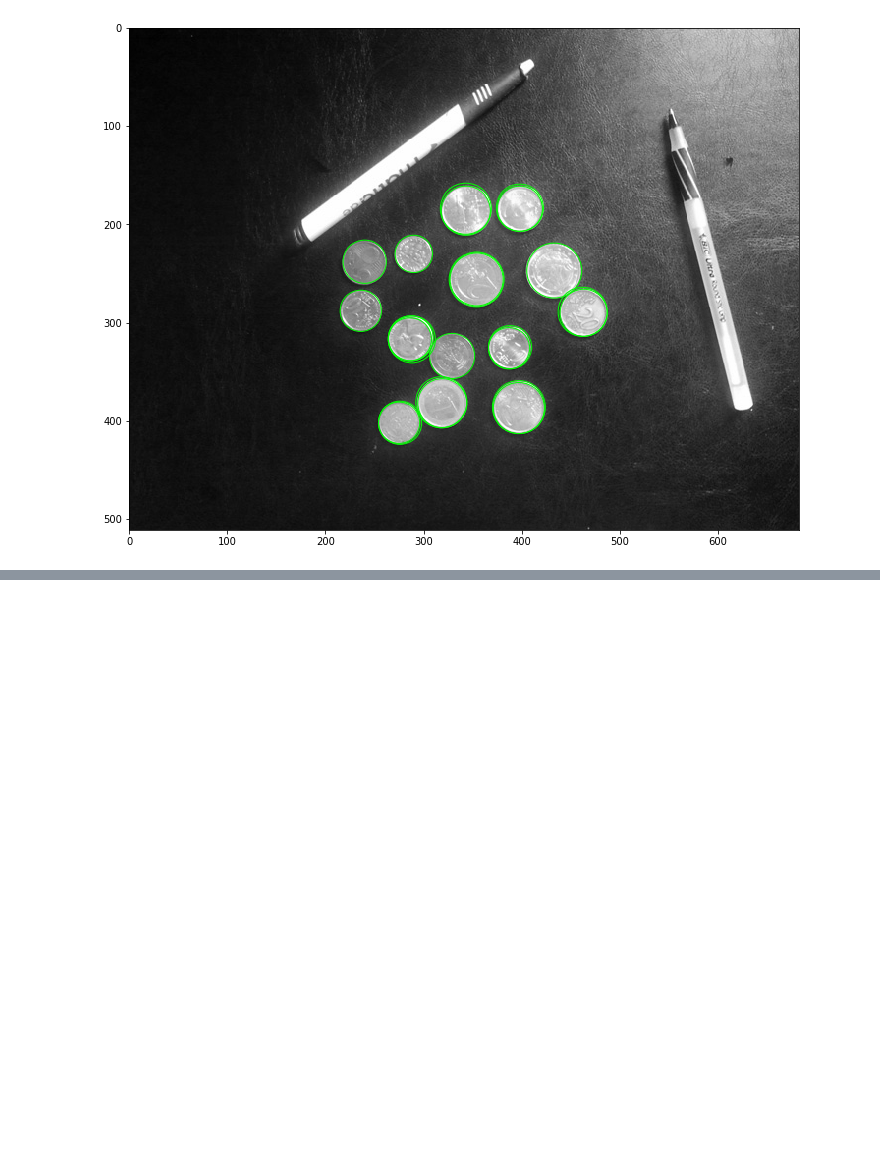
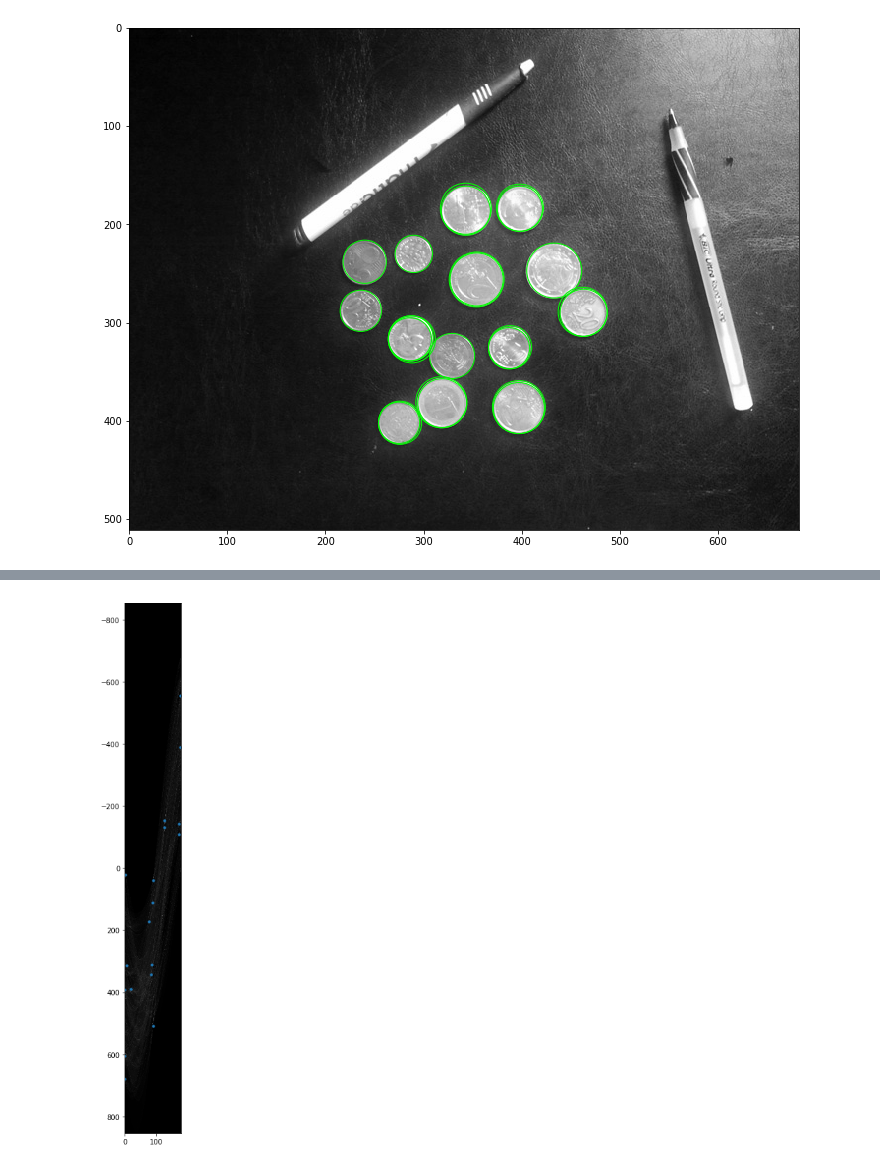
Before and after one commit to karadza3a/intro-to-cv-ud810, a Jupyter notebook: ps1_python/ps1.ipynb, the cells around one changed output, grey strips where cells are left out. Cells and saved outputs as stored; diff of their text form; code cells hidden in the pictures; blank space fills up the shorter version.

```diff
--- a/ps1_python/ps1.ipynb
+++ b/ps1_python/ps1.ipynb
@@ -310,0 +335,21 @@ plt.gca().set_ylim(im.shape[0] - 1, 0)
+# %%
+%%time
+# cpu time before hough_lines_acc vectorization: 10.7s
+# cpu time after hough_lines_acc vectorization: 1.12
+
+figsize(14, 14)
+
+h, max_rho = hough_lines_acc(c_smooth)
+peaks = hough_peaks(h, 20, 80, (25, 10))
+peaks = [(rh - max_rho, th) for rh, th in peaks]
+
+fig = plt.figure()
+h_norm = h - np.min(h)
+h_norm = np.round(h_norm * (255 / np.max(h_norm))).astype("uint8")
+imshow_grayscale(h_norm, extent=(0, 180, max_rho, -max_rho))
+
+if len(peaks) > 0:
+    y, x = zip(*peaks)
+    plt.scatter(x, y, s=10)
+    plt.gca().set_xlim(0, 180)
+# %% [output]
@@ -310,0 +358 @@ plt.gca().set_ylim(im.shape[0] - 1, 0)
+[figure, added]
```
Also changed, not shown: parts of 8 cells of this notebook, 2 other files.
